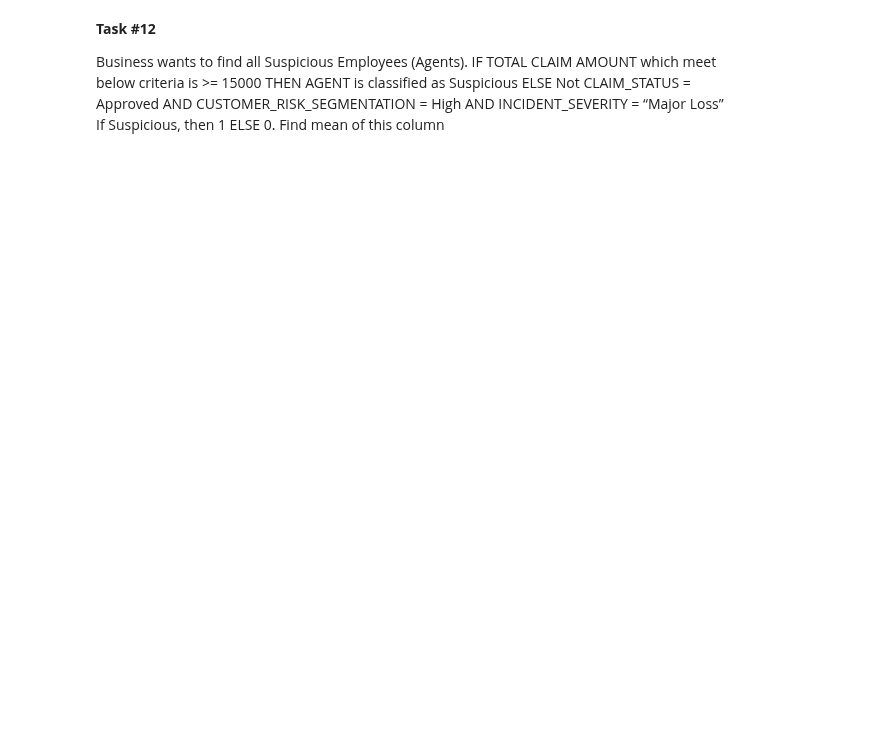
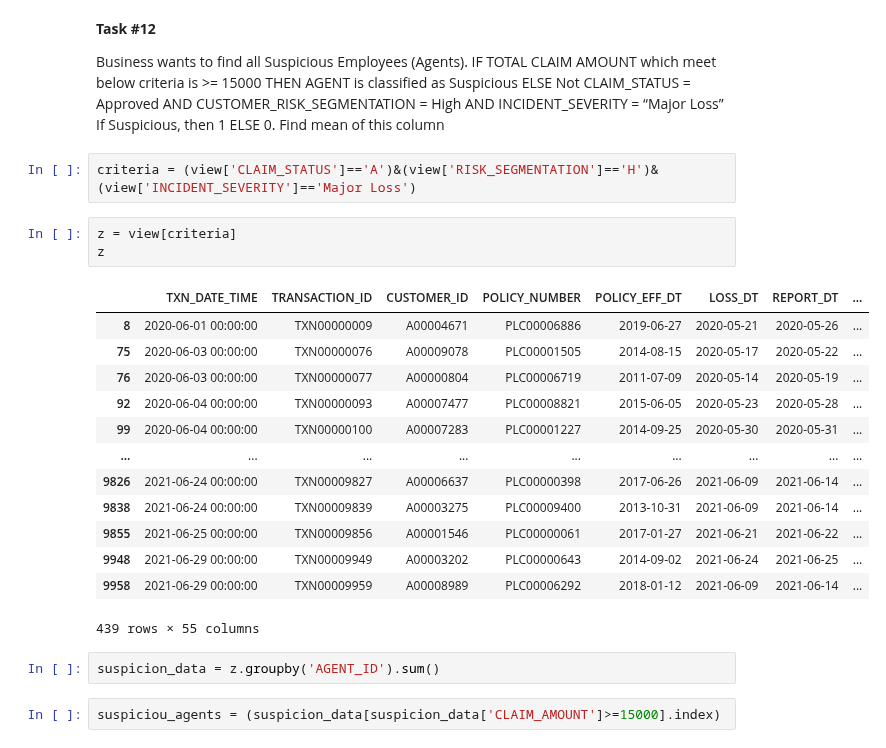
Before and after one commit to chirag3096/Air_Quality_forecasting, a Jupyter notebook: GO_DIGITAL_ASSIGNMENTS.ipynb, the cells around one changed output. Drawn from its saved outputs; the diff is of its cells as text; blank space fills up the shorter version.

```diff
--- a/GO_DIGITAL_ASSIGNMENTS.ipynb
+++ b/GO_DIGITAL_ASSIGNMENTS.ipynb
@@ -351,3 +391,26 @@ as Suspicious ELSE Not
 CLAIM_STATUS = Approved AND CUSTOMER_RISK_SEGMENTATION = High
 AND INCIDENT_SEVERITY = “Major Loss”
 If Suspicious, then 1 ELSE 0. Find mean of this column
+# %%
+criteria = (view['CLAIM_STATUS']=='A')&(view['RISK_SEGMENTATION']=='H')&(view['INCIDENT_SEVERITY']=='Major Loss')
+# %%
+z = view[criteria]
+z
+# %% [output]
+|  | TXN_DATE_TIME | TRANSACTION_ID | CUSTOMER_ID | POLICY_NUMBER | POLICY_EFF_DT | LOSS_DT | REPORT_DT | ... |
+| 8 | 2020-06-01 00:00:00 | TXN00000009 | A00004671 | PLC00006886 | 2019-06-27 | 2020-05-21 | 2020-05-26 | ... |
+| 75 | 2020-06-03 00:00:00 | TXN00000076 | A00009078 | PLC00001505 | 2014-08-15 | 2020-05-17 | 2020-05-22 | ... |
+| 76 | 2020-06-03 00:00:00 | TXN00000077 | A00000804 | PLC00006719 | 2011-07-09 | 2020-05-14 | 2020-05-19 | ... |
+| 92 | 2020-06-04 00:00:00 | TXN00000093 | A00007477 | PLC00008821 | 2015-06-05 | 2020-05-23 | 2020-05-28 | ... |
+| 99 | 2020-06-04 00:00:00 | TXN00000100 | A00007283 | PLC00001227 | 2014-09-25 | 2020-05-30 | 2020-05-31 | ... |
+| ... | ... | ... | ... | ... | ... | ... | ... | ... |
+| 9826 | 2021-06-24 00:00:00 | TXN00009827 | A00006637 | PLC00000398 | 2017-06-26 | 2021-06-09 | 2021-06-14 | ... |
+| 9838 | 2021-06-24 00:00:00 | TXN00009839 | A00003275 | PLC00009400 | 2013-10-31 | 2021-06-09 | 2021-06-14 | ... |
+| 9855 | 2021-06-25 00:00:00 | TXN00009856 | A00001546 | PLC00000061 | 2017-01-27 | 2021-06-21 | 2021-06-22 | ... |
+| 9948 | 2021-06-29 00:00:00 | TXN00009949 | A00003202 | PLC00000643 | 2014-09-02 | 2021-06-24 | 2021-06-25 | ... |
+| 9958 | 2021-06-29 00:00:00 | TXN00009959 | A00008989 | PLC00006292 | 2018-01-12 | 2021-06-09 | 2021-06-14 | ... |
+439 rows × 55 columns
+# %%
+suspicion_data = z.groupby('AGENT_ID').sum()
+# %%
+suspiciou_agents = (suspicion_data[suspicion_data['CLAIM_AMOUNT']>=15000].index)
```
Also changed, not shown: parts of 24 cells of this notebook.
